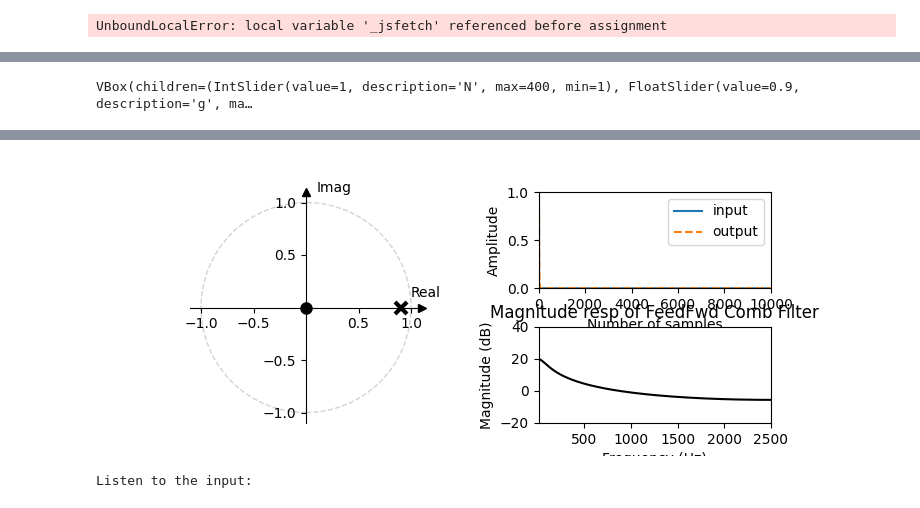
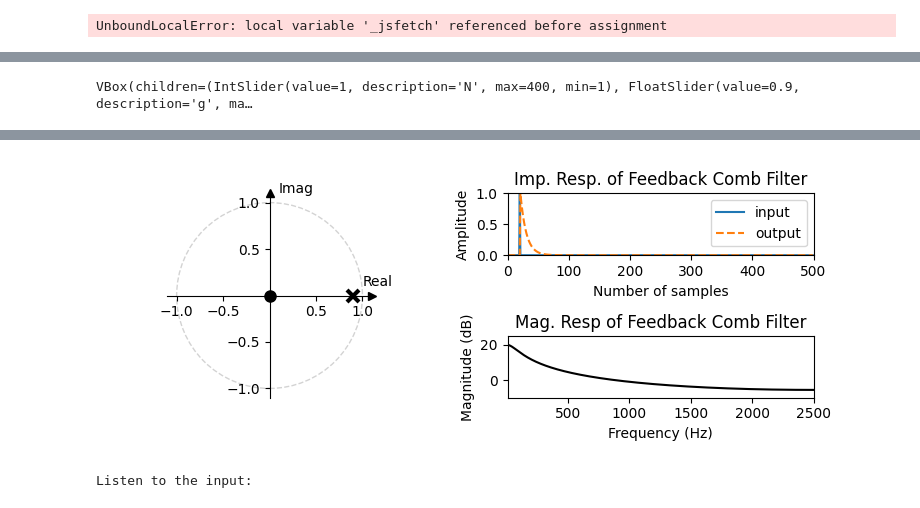
Before and after one commit to randyaliased/acspjbook, a Jupyter notebook: book/dasp/05_CombFilters.ipynb, the cells around one changed output, grey strips where cells are left out. Saved outputs shown, nothing was run; the diff lists cells and outputs as text; code cells hidden in the pictures.

Commit message:
comb_filters

```diff
--- a/book/dasp/05_CombFilters.ipynb
+++ b/book/dasp/05_CombFilters.ipynb
@@ -184,12 +197,12 @@ x_imp = np.zeros(N_samples);
 x_imp[0] = 1 # This makes x an impulse
 
 
-fig, axes = plt.subplots(3,1, figsize=(10, 6))
+fig, axes = plt.subplots(3,1, figsize=(8, 6))
 fig.subplots_adjust(hspace=0.7)
 line_input = axes[0].plot(tt,x, label='input')
 axes[0].set_xlabel('Time (s)')
 axes[0].set_ylabel('Amplitude')
-axes[0].set_ylim([-0.5, 0.5])
+axes[0].set_ylim([-1, 1])
 axes[0].set_xlim([0, tt[-1]])
 axes[0].set_title('Input Signal')
 
@@ -200,14 +213,14 @@ IPython.display.display(Audio(x.T, rate=fs,normalize=True))
 line_mag, = axes[1].semilogx([],[])
 axes[1].set_xlabel('Frequency (Hz)')
 axes[1].set_ylabel('Magnitude (dB)')
-axes[1].set_title('Magnitude resp of FeedFwd Comb Filter')
+axes[1].set_title('Mag. Resp. of FeedFwd Comb Filter')
 axes[1].set_xlim([10, fs//2])
 axes[1].set_ylim([-30, 10])
 
 line_output, = axes[2].plot([],[],'r', label='output')
 axes[2].set_xlabel('Time (s)')
 axes[2].set_ylabel('Filtered output')
-axes[2].set_ylim([-0.5, 0.5])
+axes[2].set_ylim([-1, 1])
 axes[2].set_xlim([0, tt[-1]])
 
 
@@ -228,7 +241,7 @@ def update(N = 10, g=0.1):
     # # Run the filter
     y_filt = signal.lfilter(b,a,x)
     line_output.set_data(tt, y_filt)
-    axes[2].set_title('Delayed input by '+str((N/fs)*1000)+' ms')
+    axes[2].set_title('Output Signal (Time delay  = '+str((N/fs)*1000)+' ms)')
 
     print("Listen to the output signal:")
     IPython.display.display(Audio(y_filt.T, rate=fs,normalize=True))
@@ -238,6 +251,7 @@ def update(N = 10, g=0.1):
 
 print('Move the slider to see how the hyperparameters affect performance ')
 interact(update, N = (0,4000,1), g=(0,0.99,0.01));
+plt.show()
 # %% [output]
 UnboundLocalError: local variable '_jsfetch' referenced before assignment
 # %% [markdown]
@@ -425,6 +324,7 @@ line_input = axes["top centre"].plot(n,x, label='input')
 line_output, = axes["top centre"].plot([],[],'--', label='output')
 axes["top centre"].set_xlabel('Number of samples')
 axes["top centre"].set_ylabel('Amplitude')
+axes["top centre"].set_title('Imp. Resp. of Feedback Comb Filter')
 axes["top centre"].set_ylim([0, 1])
 axes["top centre"].set_xlim([0, N_samples])
 axes["top centre"].legend()
@@ -434,11 +334,11 @@ axes["top centre"].legend()
 line_mag, = axes["bottom centre"].plot([], [], 'k')
 axes["bottom centre"].set_xlabel('Frequency (Hz)')
 axes["bottom centre"].set_ylabel('Magnitude (dB)')
-axes["bottom centre"].set_title('Magnitude resp of FeedFwd Comb Filter')
+axes["bottom centre"].set_title('Mag. Resp of Feedback Comb Filter')
 axes["bottom centre"].set_xlim([10, fs//2])
-axes["bottom centre"].set_ylim([-20, 40])
+axes["bottom centre"].set_ylim([-10, 25])
 
-
+plt.tight_layout()
 def update(N = 10, g=0.1):
 
     # Create filter
@@ -453,35 +353,36 @@ def update(N = 10, g=0.1):
     line_output.set_data(n, y_filt)
     #axes[0].set_title('Delayed input by '+str(N)+' samples')
 
     # Get freq. response of the loop filter
     [w,h] = signal.freqz(b,a, fs=fs,worN=fs)
     h_abs_dB = 10*np.log10(np.abs(h)**2) # express magnitude in dB
     line_mag.set_data(w,h_abs_dB)
 
     # Get poles and zeros
     p = np.roots(a)
     #z = np.roots(b)
     t2.set_data(p.real, p.imag)
     t1.set_data(0, 0)
 #     print(g**(1/N))
 #     print(np.abs(p))
 
-
     print('Listen to the impulse response')
     IPython.display.display(Audio(y_filt.T, rate=fs,normalize=True))
+
+    fig.canvas.draw_idle()
 
     return
 
 N_s    = IntSlider(min=1, max=400, step=1, value=0, description='N')
 g_s    = FloatSlider(min=0, max=1.2, step=0.01, value=0.9, description='g')
 
 out = interactive_output(update, {'N': N_s, 'g': g_s} );
 layout = widgets.VBox([N_s, g_s])
 IPython.display.display(layout,out)
 # %% [output]
 VBox(children=(IntSlider(value=1, description='N', max=400, min=1), FloatSlider(value=0.9, description='g', ma…
 [interactive output not drawn]
-[figure, old version]
+[figure, new version]
 # %%
 # Let's see what it sound's like!
 
```
Also changed, not shown: parts of 5 cells of this notebook.
